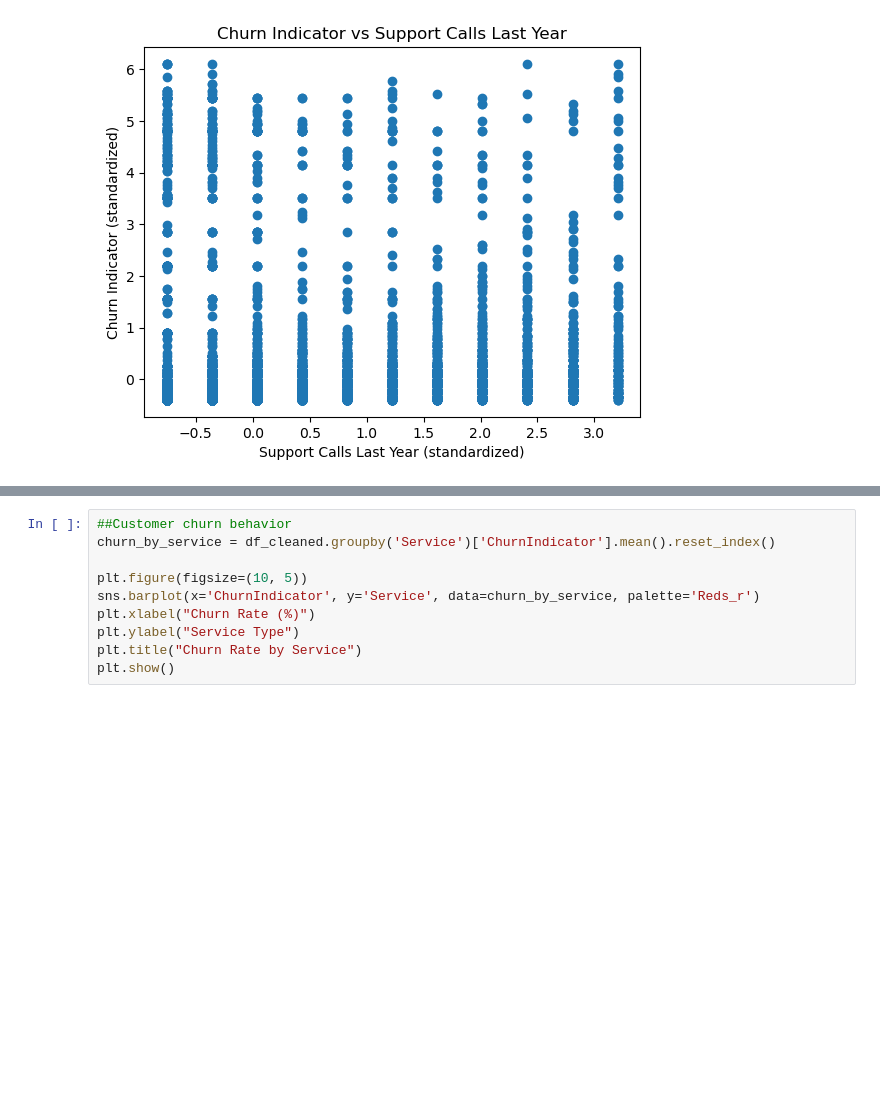
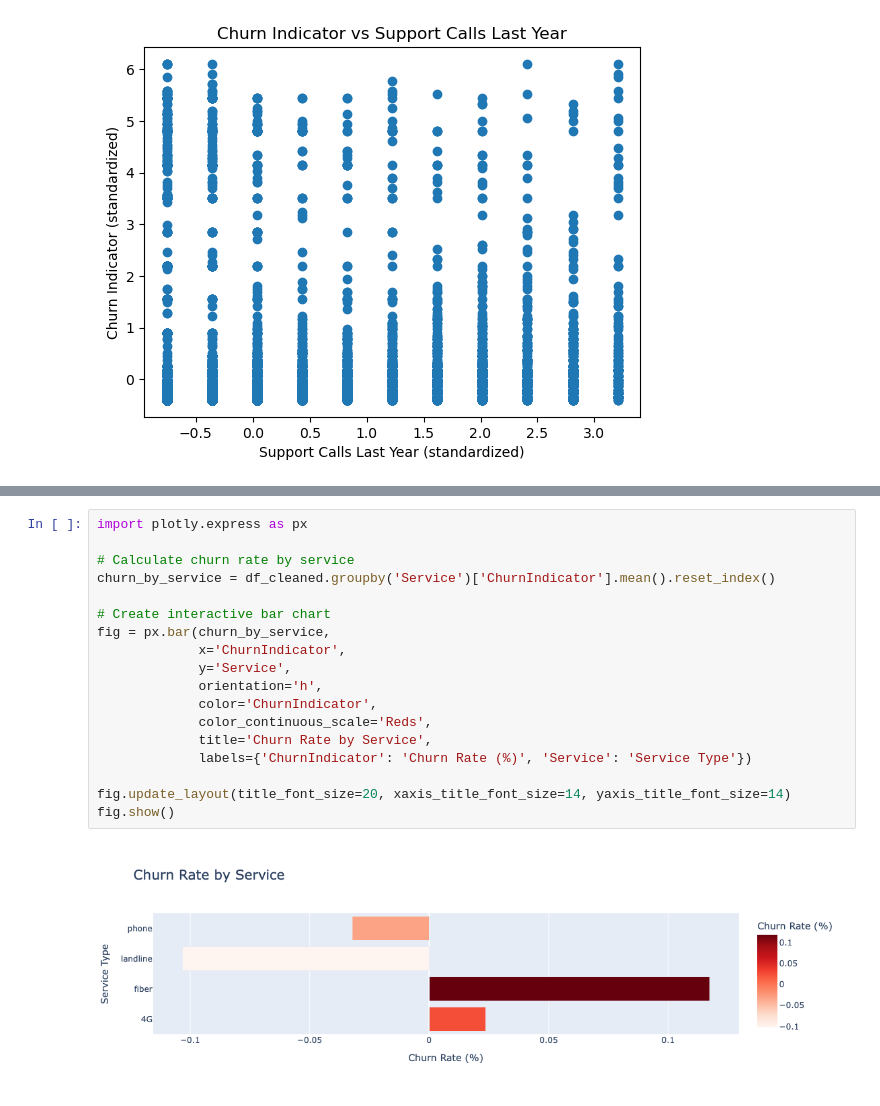
Before and after one commit to Tanairis01Janes/Final_Project-Python_Lady, a Jupyter notebook: Final Project.ipynb, the cells around one changed output, grey strips where cells are left out. Cells and saved outputs as stored; diff of their text form; blank space fills up the shorter version.

```diff
--- a/Final Project.ipynb
+++ b/Final Project.ipynb
@@ -543,11 +564,21 @@ plt.show()
-# %%
-##Customer churn behavior
-churn_by_service = df_cleaned.groupby('Service')['ChurnIndicator'].mean().reset_index()
-
-plt.figure(figsize=(10, 5))
-sns.barplot(x='ChurnIndicator', y='Service', data=churn_by_service, palette='Reds_r')
-plt.xlabel("Churn Rate (%)")
-plt.ylabel("Service Type")
-plt.title("Churn Rate by Service")
-plt.show()
+# %%
+import plotly.express as px
+
+# Calculate churn rate by service
+churn_by_service = df_cleaned.groupby('Service')['ChurnIndicator'].mean().reset_index()
+
+# Create interactive bar chart
+fig = px.bar(churn_by_service,
+             x='ChurnIndicator',
+             y='Service',
+             orientation='h',
+             color='ChurnIndicator',
+             color_continuous_scale='Reds',
+             title='Churn Rate by Service',
+             labels={'ChurnIndicator': 'Churn Rate (%)', 'Service': 'Service Type'})
+
+fig.update_layout(title_font_size=20, xaxis_title_font_size=14, yaxis_title_font_size=14)
+fig.show()
+# %% [output]
+[figure, added]
 # %%
```
Also changed, not shown: parts of 10 cells of this notebook.
